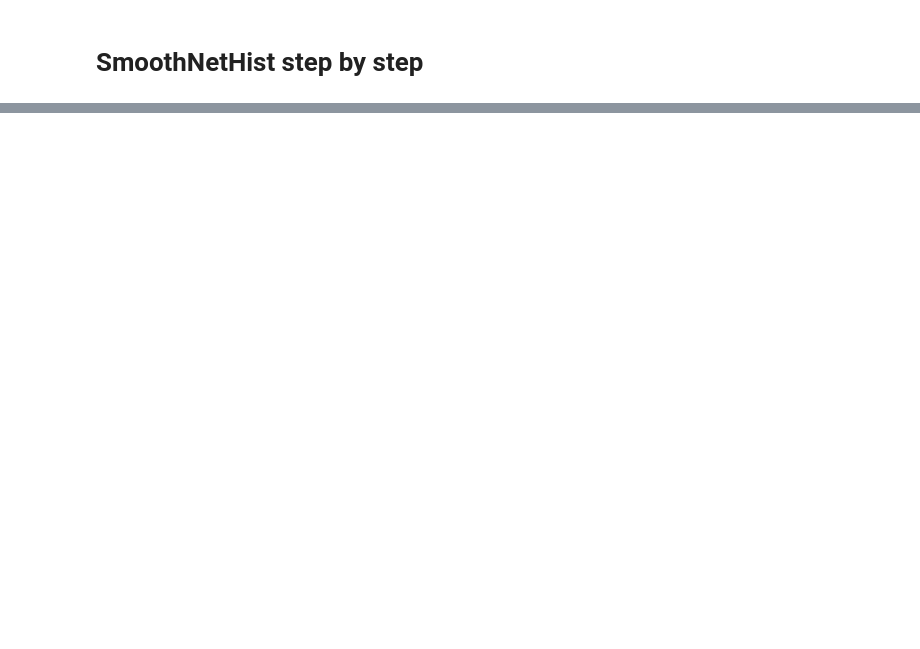
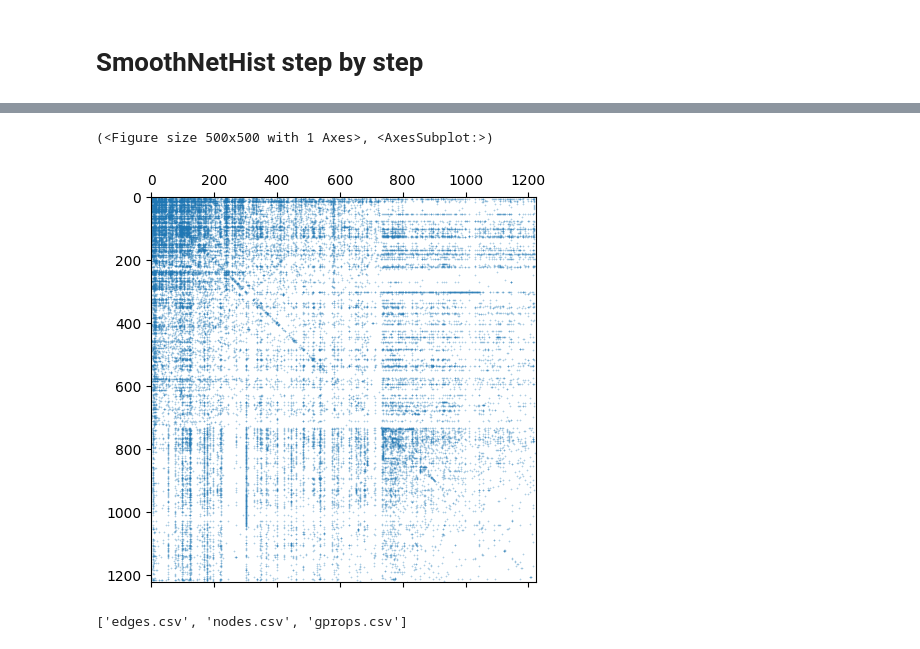
Before and after one commit to dufourc1/pygraphon, a Jupyter notebook: experiments/nb_pictures.ipynb, the cells around one changed output, grey strips where cells are left out. Drawn from its saved outputs; the diff is of its cells as text; code cells hidden in the pictures; blank space fills up the shorter version.

```diff
--- a/experiments/nb_pictures.ipynb
+++ b/experiments/nb_pictures.ipynb
@@ -155,0 +189,22 @@ AUPRC Olhede vs SmoothNetHist vs Corrected: 0.5394179986747075 0.537790934754540
+# %%
+import io
+from zipfile import ZipFile
+import requests
+import pandas as pd
+import networkx as nx
+
+url =  "https://networks.skewed.de/net/polblogs/files/polblogs.csv.zip"
+response = requests.get(url, stream=True)
+with ZipFile(io.BytesIO(response.content)) as myzip:
+   with myzip.open(myzip.namelist()[0]) as myfile:
+      df = pd.read_csv(myfile)
+   with myzip.open(myzip.namelist()[1]) as myfile:
+      df2 = pd.read_csv(myfile)
+
+df.columns = ["source", "target"]
+df2.columns = [s.replace(" ","") for s in df2.columns]
+z = df2["value"].values
+#df2.columns = ["value"] # 0 for liberals, 1 for conservative
+A = nx.to_numpy_array(nx.from_pandas_edgelist(df, "source", "target"))
+# we remove the diagonal to avoid self-loops
+A -= np.diag(np.diag(A))
@@ -155,0 +216,5 @@ AUPRC Olhede vs SmoothNetHist vs Corrected: 0.5394179986747075 0.537790934754540
+# %%
+spy(A)
+# %% [output]
+(<Figure size 500x500 with 1 Axes>, <AxesSubplot:>)
+[figure, added]
@@ -155,0 +224,7 @@ AUPRC Olhede vs SmoothNetHist vs Corrected: 0.5394179986747075 0.537790934754540
+# %%
+with ZipFile(io.BytesIO(response.content)) as myzip:
+   print(myzip.namelist())
+   with myzip.open(myzip.namelist()[1]) as myfile:
+      df2 = pd.read_csv(myfile)
+# %% [output]
+['edges.csv', 'nodes.csv', 'gprops.csv']
```
Also changed, not shown: parts of 16 cells of this notebook.
